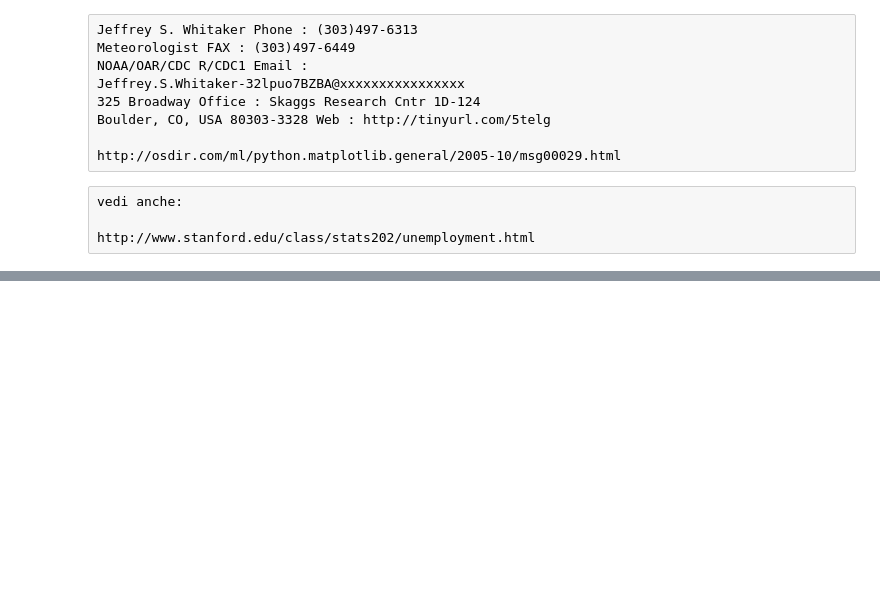
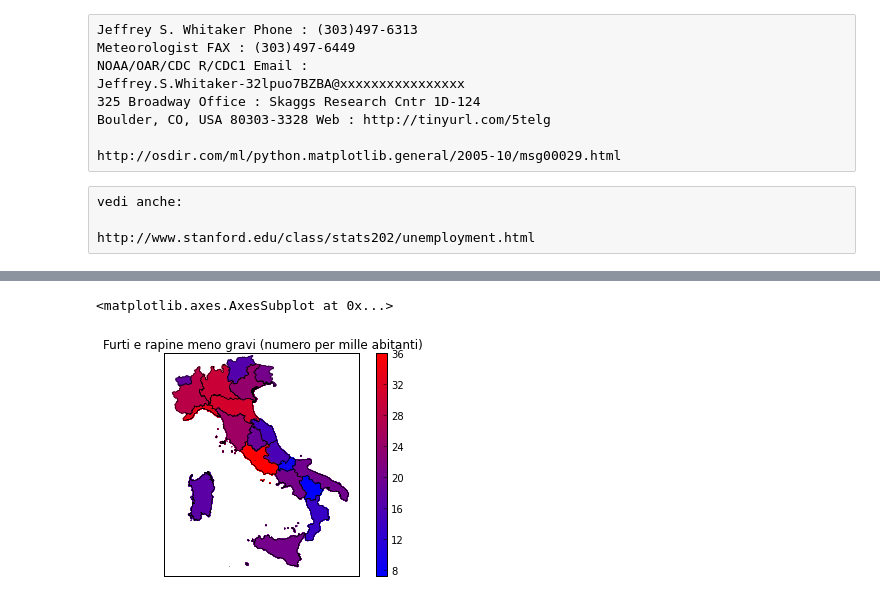
Before and after one commit to EnricoGiampieri/blogger_notebook, a Jupyter notebook: basemap.ipynb, the cells around one changed output, grey strips where cells are left out. Drawn from its saved outputs; the diff is of its cells as text; code cells hidden in the pictures; blank space fills up the shorter version.

```diff
--- a/basemap.ipynb
+++ b/basemap.ipynb
@@ -77,0 +124,35 @@ print m.USA_info[0].keys()
+# %%
+interesse = 'Indice di criminalità diffusa (1)'
+#interesse = 'Indice di criminalità diffusa (2)'
+#interesse = 'Indice di criminalità organizzata'
+#interesse = 'Indice di criminalità violenta'
+#interesse = 'Indice di criminalità minorile (escluso il furto)'
+#interesse = 'Indice di criminalità minorile'
+#interesse = 'Percezione delle famiglie del rischio di criminalità nella zona in cui vivono'
+#interesse = 'Indice di microcriminalità nelle città (1)'
+#interesse = 'Indice di microcriminalità nelle città (2)'
+# %%
+regions = pandas.Index( s.lower() for s in data_ITA['DESCRIZIONE_RIPARTIZIONE'].unique()[:20] )
+
+data_redux = data_ITA[data_ITA['TITOLO'] == interesse]
+data_redux = data_redux[['DESCRIZIONE_RIPARTIZIONE', 'ANNO_RIFERIMENTO', 'VALORE']]
+data_redux['VALORE'] = data_redux['VALORE'].str.replace(',','.').apply(float)
+data_redux['ANNO_RIFERIMENTO'] = data_redux['ANNO_RIFERIMENTO'].apply(int)
+data_redux['DESCRIZIONE_RIPARTIZIONE'] = data_redux['DESCRIZIONE_RIPARTIZIONE'].str.lower()
+data_redux.columns = ['region', 'year', 'rate']
+data_redux = data_redux.groupby('region').mean()
+data_redux = data_redux.ix[regions]['rate']
+# %%
+keys = ['Abruzzo', 'Basilicata', 'Calabria', 'Campania', 'Emilia-Romagna', 'Friuli-Venezia Giulia', 'Lazio', 'Liguria',
+'Lombardia', 'Marche', 'Molise', 'Piemonte', 'Apulia', 'Sardegna', 'Sicily', 'Toscana', 'Trentino-Alto Adige', 'Umbria', "Valle d'Aosta", 'Veneto']
+
+popdensity_ITA = pandas.Series({ new: data_redux[old] for old, new in zip(sorted(data_redux.keys()),keys) })
+# %%
+titolo = data_ITA[data_ITA['TITOLO'] == interesse].SOTTOTITOLO.unique()[0].decode('utf8')
+# %%
+#fig, ax =pylab.subplots(1,figsize=(12,9))
+chart_info(popdensity_ITA, shapefile='./ITAmaps/amministrativa/ITA_adm1',
+            extension=(47, 36, 20, 7), shape_key='NAME_1', title=titolo)
+# %% [output]
+<matplotlib.axes.AxesSubplot at 0x...>
+[figure, added]
```
Also changed, not shown: parts of 15 cells of this notebook.
